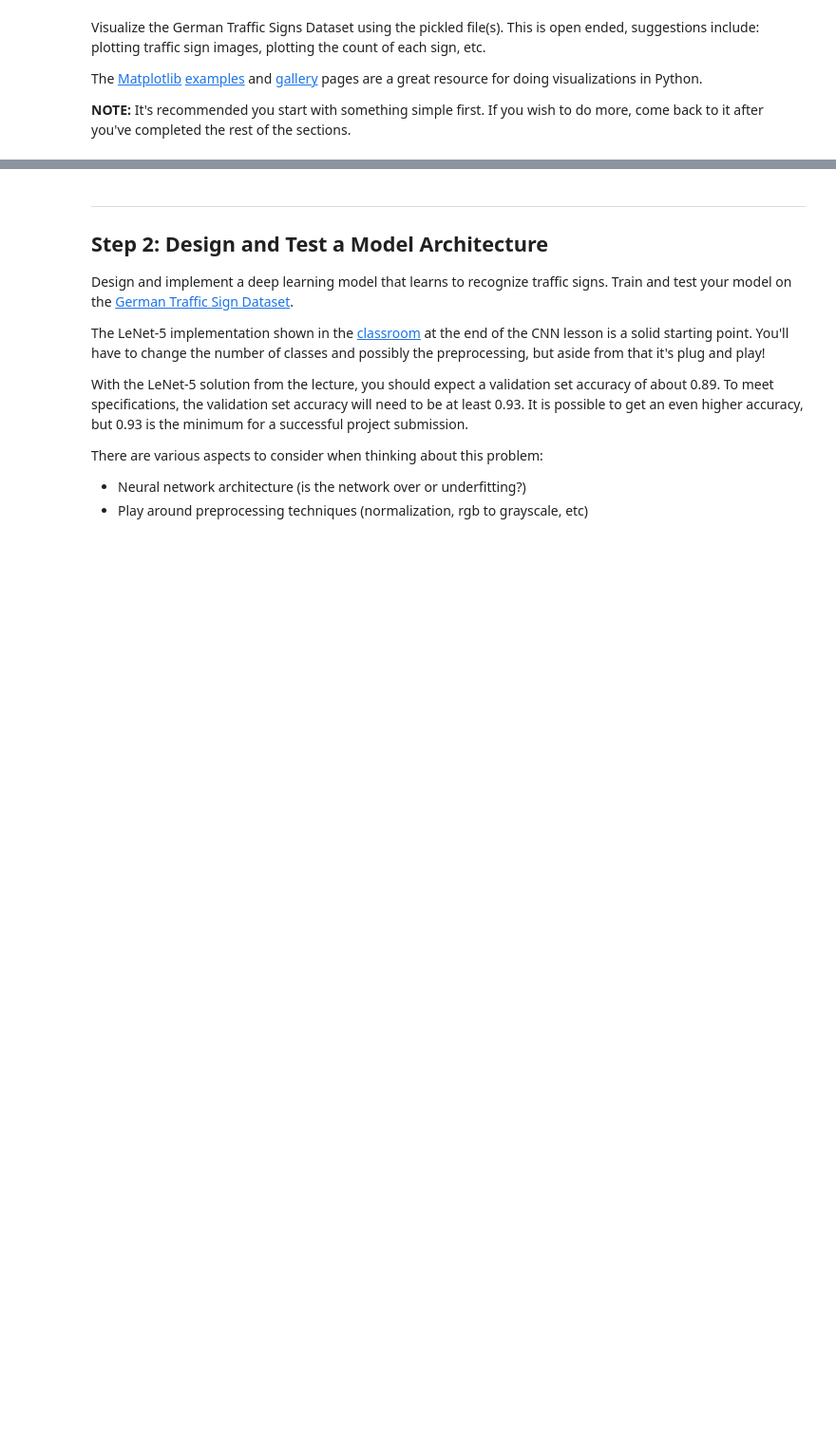
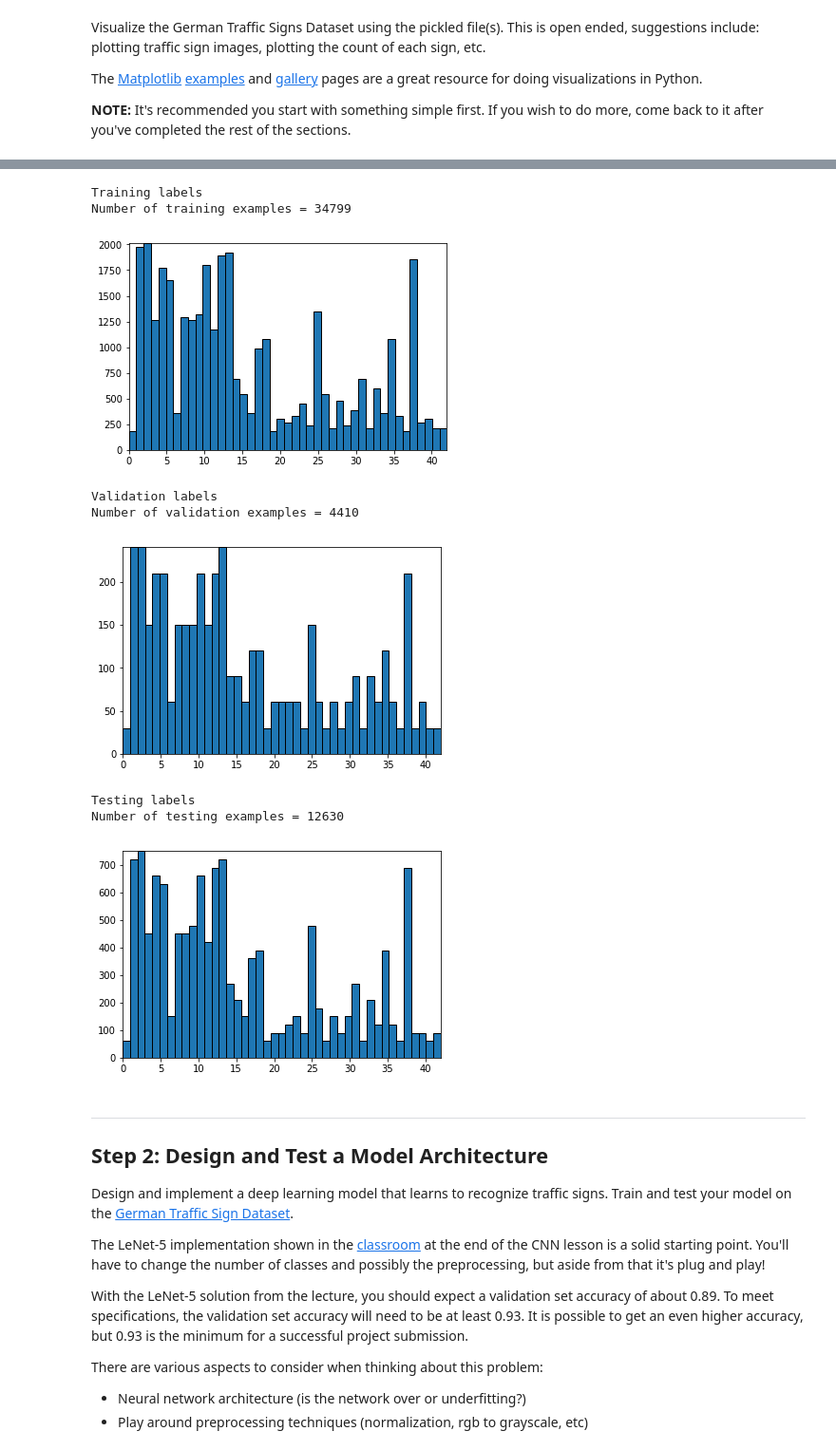
Before and after one commit to pabloelizalde/CarND-Traffic-Sign-Classifier-Project, a Jupyter notebook: Traffic_Sign_Classifier.ipynb, the cells around one changed output, grey strips where cells are left out. Shown: that part at 95% size. Saved outputs shown, nothing was run; the diff lists cells and outputs as text; code cells hidden in the pictures; blank space fills up the shorter version.

```diff
--- a/Traffic_Sign_Classifier.ipynb
+++ b/Traffic_Sign_Classifier.ipynb
@@ -115,3 +124,58 @@ print(y_train[index])
+# %%
+import numpy as np
+import matplotlib.pyplot as plt
+import matplotlib.patches as patches
+import matplotlib.path as path
+
+def histogram(x):
+    fig, ax = plt.subplots()
+
+    # histogram our data with numpy
+    data = x
+    n, bins = np.histogram(data, 43)
+
+    # get the corners of the rectangles for the histogram
+    left = np.array(bins[:-1])
+    right = np.array(bins[1:])
+    bottom = np.zeros(len(left))
+    top = bottom + n
+
+
+    # we need a (numrects x numsides x 2) numpy array for the path helper
+    # function to build a compound path
+    XY = np.array([[left, left, right, right], [bottom, top, top, bottom]]).T
+
+    # get the Path object
+    barpath = path.Path.make_compound_path_from_polys(XY)
+
+    # make a patch out of it
+    patch = patches.PathPatch(barpath)
+    ax.add_patch(patch)
+
+    # update the view limits
+    ax.set_xlim(left[0], right[-1])
+    ax.set_ylim(bottom.min(), top.max())
+    plt.show()
+
+print("Training labels")
+print("Number of training examples =", n_train)
+histogram(y_train)
+print("Validation labels")
+print("Number of validation examples =", n_valid)
+histogram(y_valid)
+print("Testing labels")
+print("Number of testing examples =", n_test)
+histogram(y_test)
+# %% [output]
+Training labels
+Number of training examples = 34799
+[figure, added]
+Validation labels
+Number of validation examples = 4410
+[figure, added]
+Testing labels
+Number of testing examples = 12630
+[figure, added]
 # %% [markdown]
 ----
 
```
Also changed, not shown: parts of 10 cells of this notebook, 6 other files.
